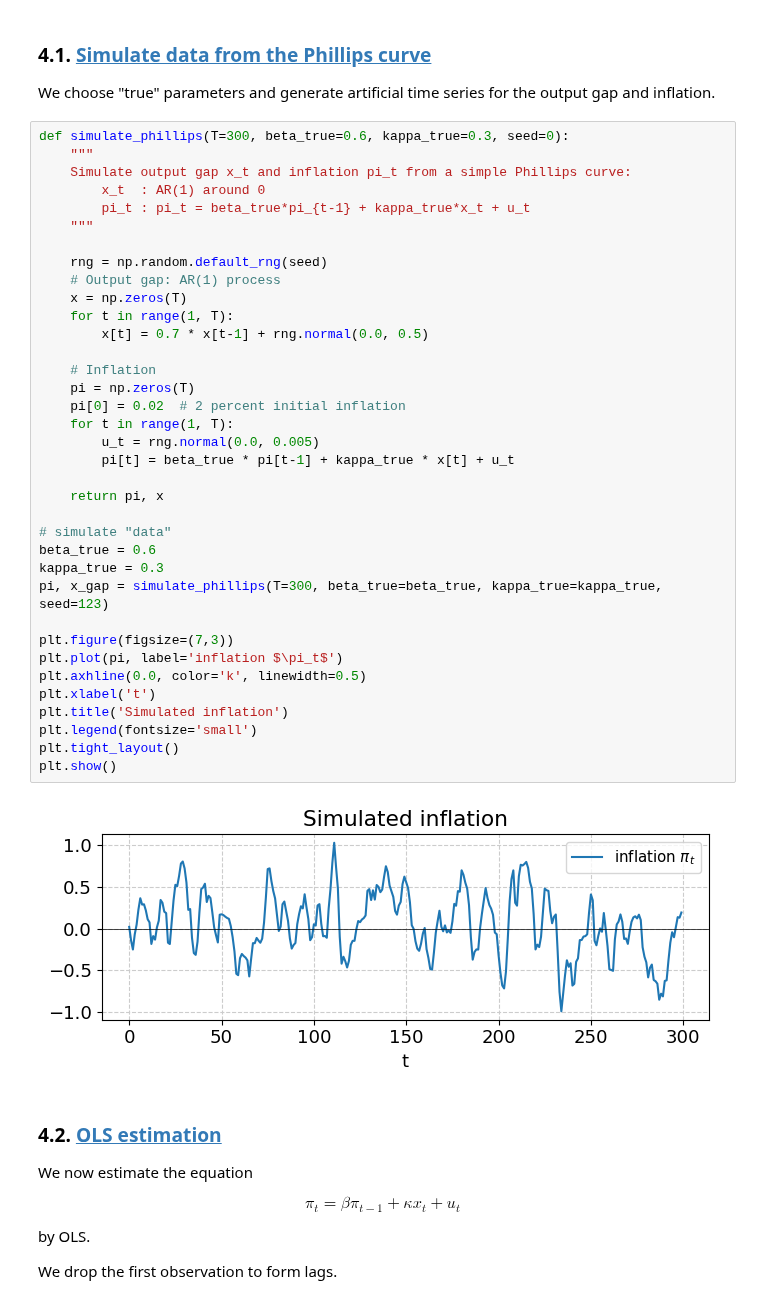
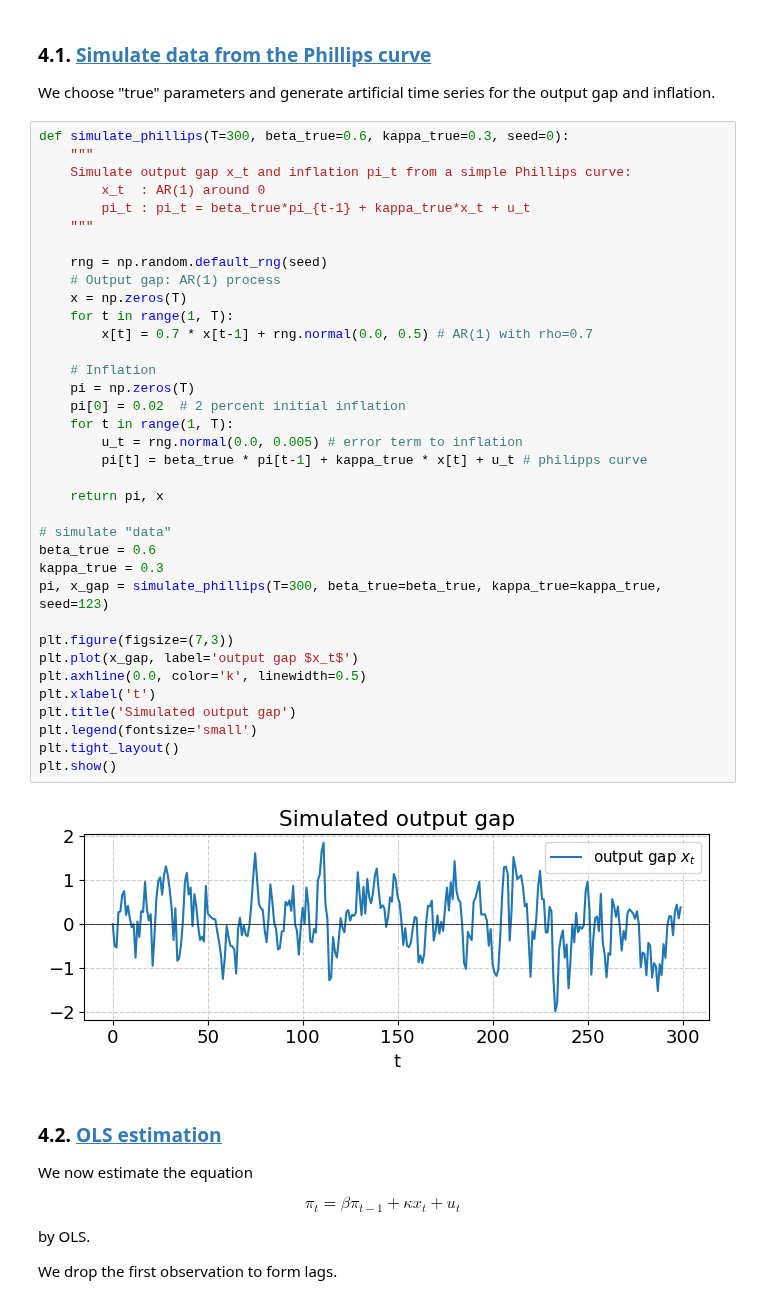
Before and after one commit to NumEconCopenhagen/ProgEcon-lectures, a Jupyter notebook: 12_Calibration/lecture_calibration.ipynb, the cells around one changed output. Saved outputs shown, nothing was run; the diff lists cells and outputs as text.

```diff
--- a/12_Calibration/lecture_calibration.ipynb
+++ b/12_Calibration/lecture_calibration.ipynb
@@ -474,39 +483,39 @@ def simulate_phillips(T=300, beta_true=0.6, kappa_true=0.3, seed=0):
     """
     Simulate output gap x_t and inflation pi_t from a simple Phillips curve:
         x_t  : AR(1) around 0
         pi_t : pi_t = beta_true*pi_{t-1} + kappa_true*x_t + u_t
     """
 
     rng = np.random.default_rng(seed)
     # Output gap: AR(1) process
     x = np.zeros(T)
     for t in range(1, T):
-        x[t] = 0.7 * x[t-1] + rng.normal(0.0, 0.5)
+        x[t] = 0.7 * x[t-1] + rng.normal(0.0, 0.5) # AR(1) with rho=0.7
 
     # Inflation
     pi = np.zeros(T)
     pi[0] = 0.02  # 2 percent initial inflation
     for t in range(1, T):
-        u_t = rng.normal(0.0, 0.005)
-        pi[t] = beta_true * pi[t-1] + kappa_true * x[t] + u_t
+        u_t = rng.normal(0.0, 0.005) # error term to inflation
+        pi[t] = beta_true * pi[t-1] + kappa_true * x[t] + u_t # philipps curve
 
     return pi, x
 
 # simulate "data"
 beta_true = 0.6
 kappa_true = 0.3
 pi, x_gap = simulate_phillips(T=300, beta_true=beta_true, kappa_true=kappa_true, seed=123)
 
 plt.figure(figsize=(7,3))
-plt.plot(pi, label='inflation $\pi_t$')
+plt.plot(x_gap, label='output gap $x_t$')
 plt.axhline(0.0, color='k', linewidth=0.5)
 plt.xlabel('t')
-plt.title('Simulated inflation')
+plt.title('Simulated output gap')
 plt.legend(fontsize='small')
 plt.tight_layout()
 plt.show()
 # %% [output]
-[figure, old version]
+[figure, new version]
 # %% [markdown]
 ### 4.2. <a id='toc4_2_'></a>[OLS estimation](#toc0_)
 
```
Also changed, not shown: parts of 19 cells of this notebook.
